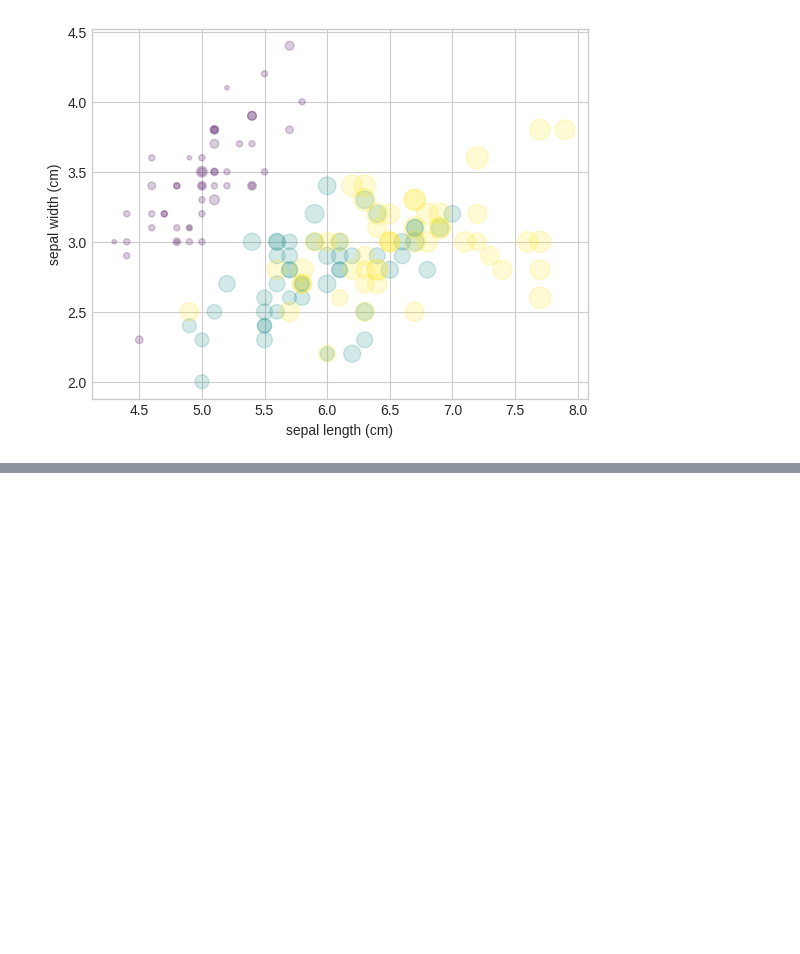
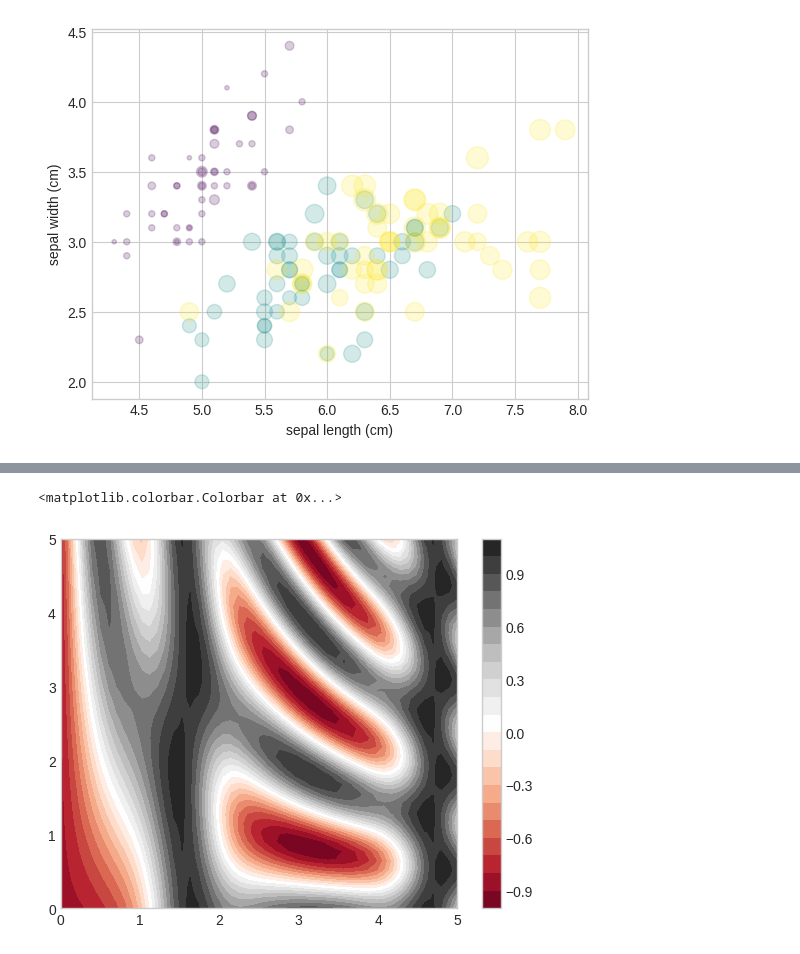
Before and after one commit to rdzjr1997/Handbook_Python_DS, a Jupyter notebook: Matplotlib_Code.ipynb, the cells around one changed output, grey strips where cells are left out. Saved outputs shown, nothing was run; the diff lists cells and outputs as text; code cells hidden in the pictures; blank space fills up the shorter version.

```diff
--- a/Matplotlib_Code.ipynb
+++ b/Matplotlib_Code.ipynb
@@ -229,0 +291,9 @@ Text(0, 0.5, 'sepal width (cm)')
+# %%
+# Filling the spaces between the lines with a filled contour -> plt.contourf()
+# Adding a colorbar
+
+plt.contourf(X, Y, Z, 20, cmap='RdGy')
+plt.colorbar()
+# %% [output]
+<matplotlib.colorbar.Colorbar at 0x...>
+[figure, added]
```
Also changed, not shown: parts of 13 cells of this notebook.
